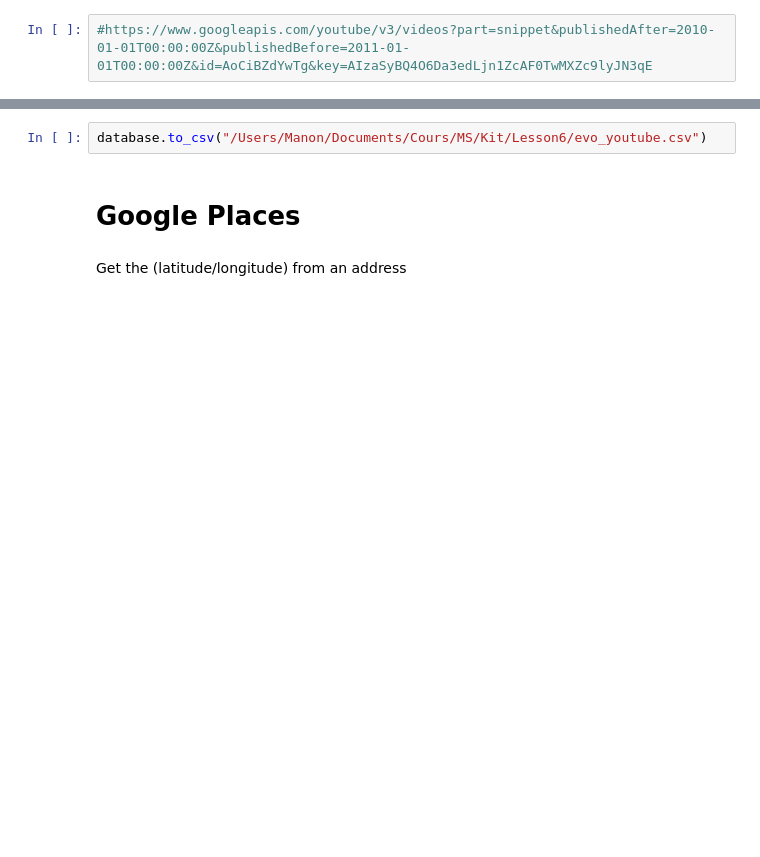
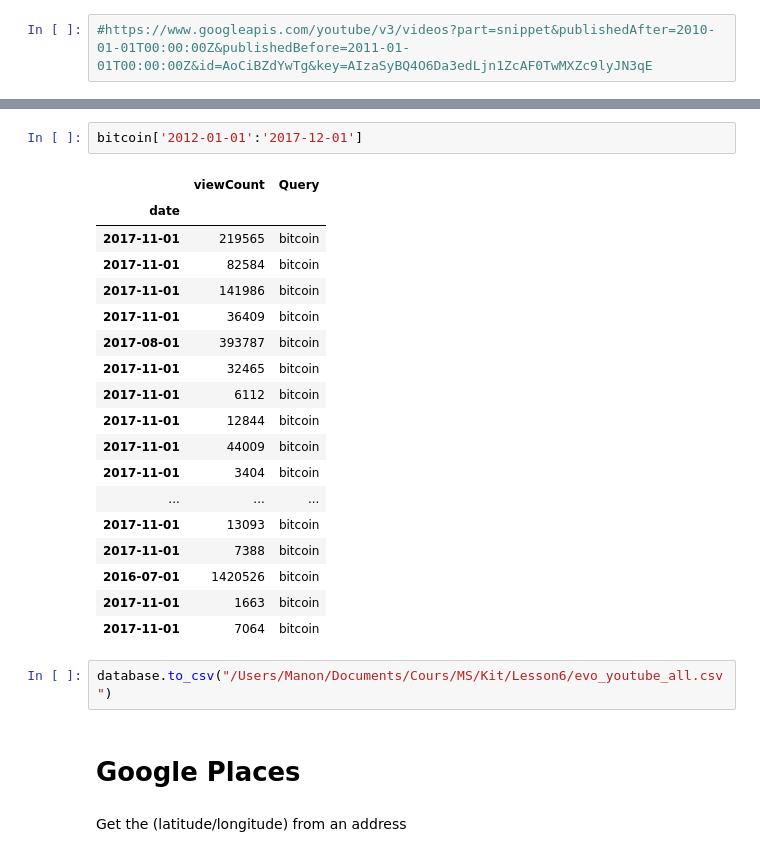
Before and after one commit to MS-BGD-2018-KIT-BIGDATA/Manon_Charvet, a Jupyter notebook: Lesson6/API.ipynb, the cells around one changed output, grey strips where cells are left out. Cells and saved outputs as stored; diff of their text form; blank space fills up the shorter version.

```diff
--- a/Lesson6/API.ipynb
+++ b/Lesson6/API.ipynb
@@ -119,5 +311,26 @@ Name: date, dtype: object
+# %%
+bitcoin['2012-01-01':'2017-12-01']
+# %% [output]
+|  | viewCount | Query |
+| date |  |  |
+| 2017-11-01 | 219565 | bitcoin |
+| 2017-11-01 | 82584 | bitcoin |
+| 2017-11-01 | 141986 | bitcoin |
+| 2017-11-01 | 36409 | bitcoin |
+| 2017-08-01 | 393787 | bitcoin |
+| 2017-11-01 | 32465 | bitcoin |
+| 2017-11-01 | 6112 | bitcoin |
+| 2017-11-01 | 12844 | bitcoin |
+| 2017-11-01 | 44009 | bitcoin |
+| 2017-11-01 | 3404 | bitcoin |
+| ... | ... | ... |
+| 2017-11-01 | 13093 | bitcoin |
+| 2017-11-01 | 7388 | bitcoin |
+| 2016-07-01 | 1420526 | bitcoin |
+| 2017-11-01 | 1663 | bitcoin |
+| 2017-11-01 | 7064 | bitcoin |
 # %%
-database.to_csv("/Users/Manon/Documents/Cours/MS/Kit/Lesson6/evo_youtube.csv")
+database.to_csv("/Users/Manon/Documents/Cours/MS/Kit/Lesson6/evo_youtube_all.csv")
 # %% [markdown]
 # Google Places
 # %% [markdown]
```
Also changed, not shown: parts of 9 cells of this notebook.
